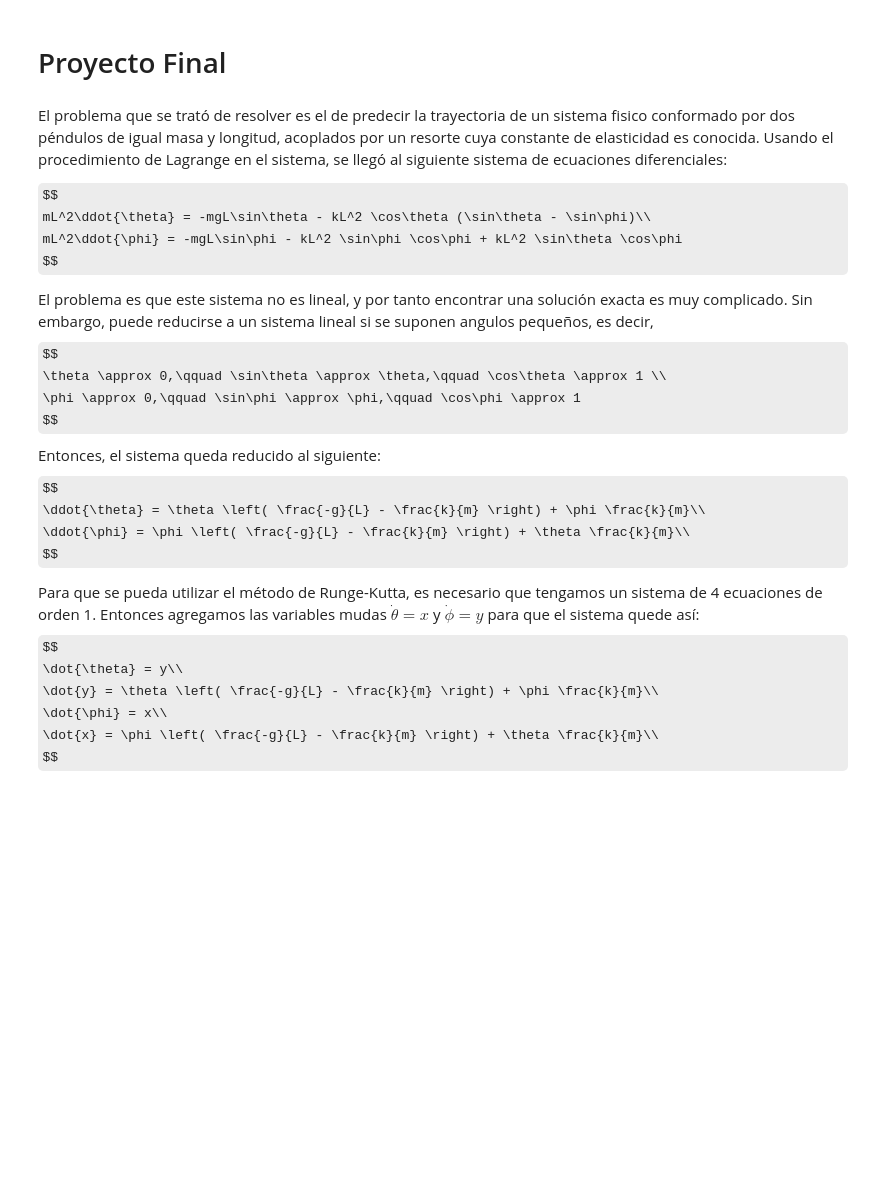
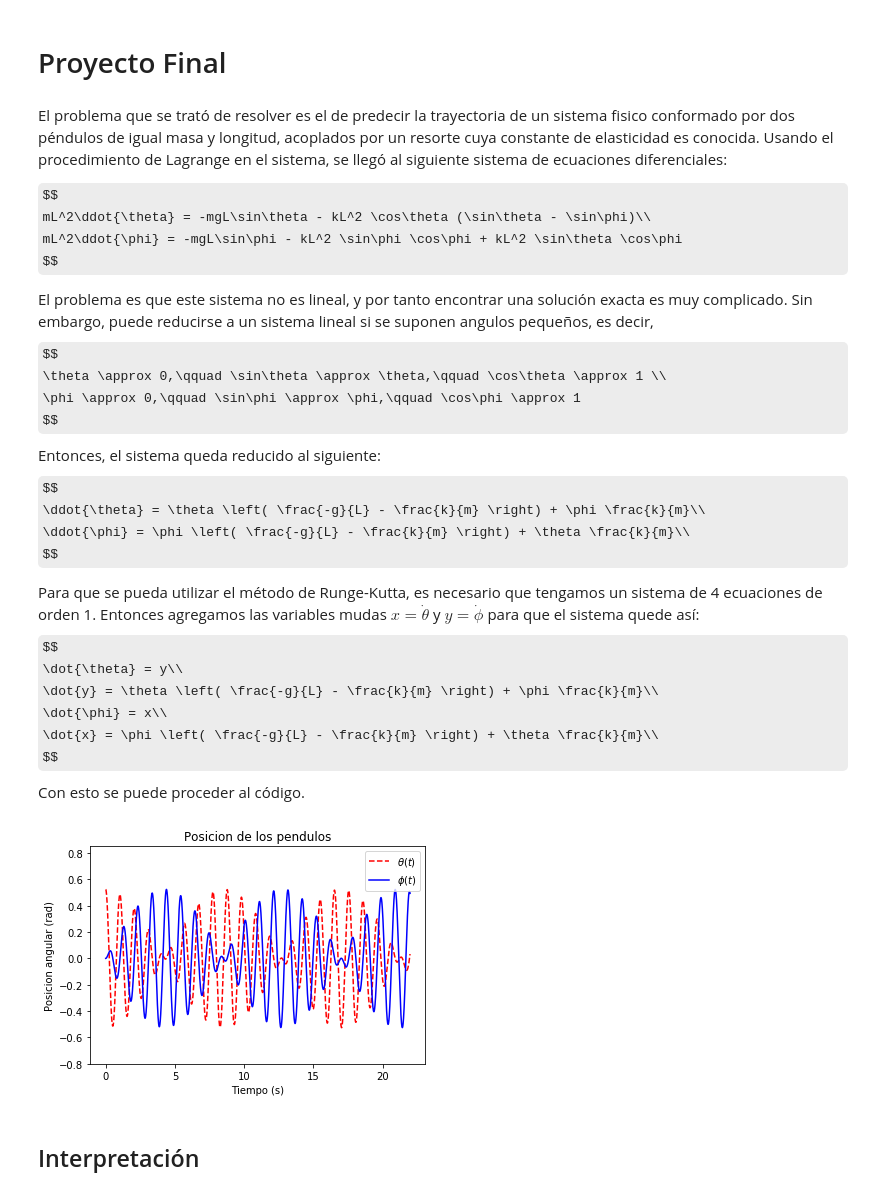
Before and after one commit to marcofuentes05/ProyectoEcuas, a Jupyter notebook: Proyecto.ipynb, the cells around one changed output. Saved outputs shown, nothing was run; the diff lists cells and outputs as text; code cells hidden in the pictures; some formulas as TeX source; blank space fills up the shorter version.

```diff
--- a/Proyecto.ipynb
+++ b/Proyecto.ipynb
@@ -19,10 +19,33 @@ $$
     \ddot{\phi} = \phi \left( \frac{-g}{L} - \frac{k}{m} \right) + \theta \frac{k}{m}\\
 $$
 
-Para que se pueda utilizar el método de Runge-Kutta, es necesario que tengamos un sistema de 4 ecuaciones de orden 1. Entonces agregamos las variables mudas $\dot{\theta} = x$ y $\dot{\phi} = y  $ para que el sistema quede así:
+Para que se pueda utilizar el método de Runge-Kutta, es necesario que tengamos un sistema de 4 ecuaciones de orden 1. Entonces agregamos las variables mudas $x= \dot{\theta}$ y $y = \dot{\phi} $ para que el sistema quede así:
 $$
     \dot{\theta} = y\\
     \dot{y} = \theta \left( \frac{-g}{L} - \frac{k}{m} \right) + \phi \frac{k}{m}\\
     \dot{\phi} = x\\
     \dot{x} = \phi \left( \frac{-g}{L} - \frac{k}{m} \right) + \theta \frac{k}{m}\\
 $$
+Con esto se puede proceder al código.
+# %%
+import matplotlib.pyplot as plt
+import numpy as np
+import math
+#Definición de constantes del sistema
+m = 0.2;
+l = 0.3;
+g = 9.8;
+k = 0.9;
+# %%
+#Cada una de estas funciones representa una ED del sistema
+def thetadot(t,x,y,theta,phi):
+	return y
+
+def ydot(t,x,y,theta,phi):
+	return theta*(-(g/l) - k/m) +phi*k/m
+
+def phidot(t,x,y,theta,phi):
+	return x
+
+def xdot(t,x,y,theta,phi):
+	return phi*(-(g/l) - k/m) + theta*k/m
@@ -28,0 +90,21 @@ $$
+# %%
+#Se hace una llamada al metodo y se almacenan los resultados en los arreglos t, theta, y phi
+t,theta,phi = RungeKutta(thetadot, ydot, phidot,xdot,0,3.14/6,0,0,0,7*3.14,0.0001)
+tst = []
+for i in range(len(t)):
+    tst.append(theta[i]+phi[i])
+
+#Se muestran resultados
+plt. plot(t, theta,'r--',label='$\\theta(t)$')
+plt.plot(t, phi,'b',label='$\\phi(t)$')
+#plt.plot(t, tst,'g--')
+plt.ylabel('Posicion angular (rad)')
+plt.xlabel('Tiempo (s)')
+plt.title('Posicion de los pendulos')
+plt.legend(loc='upper right')
+plt.ylim(-.8,0.85)
+plt.show()
+# %% [output]
+[figure, added]
+# %% [markdown]
+## Interpretación
```
Also changed, not shown: parts of 5 cells of this notebook, 2 other files.
